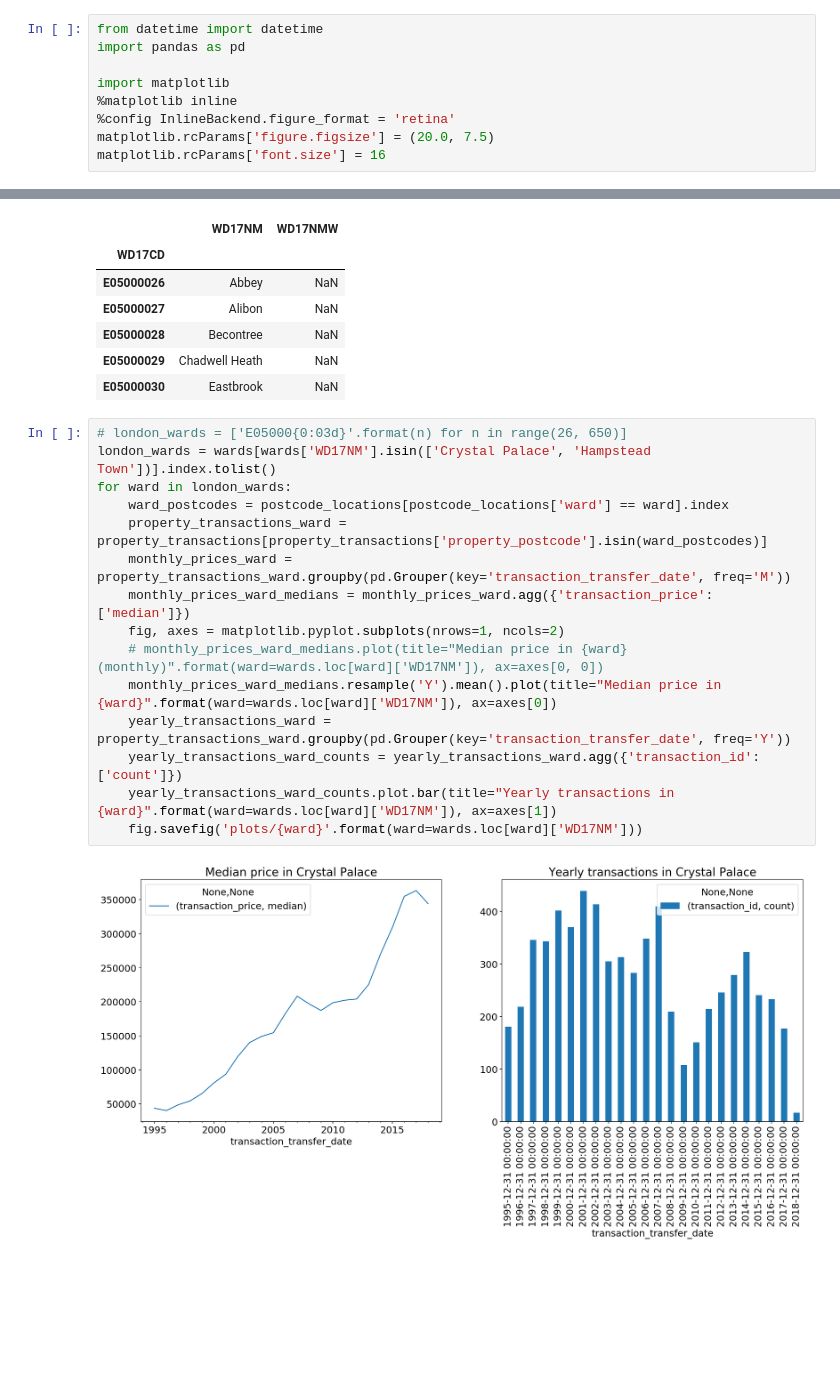
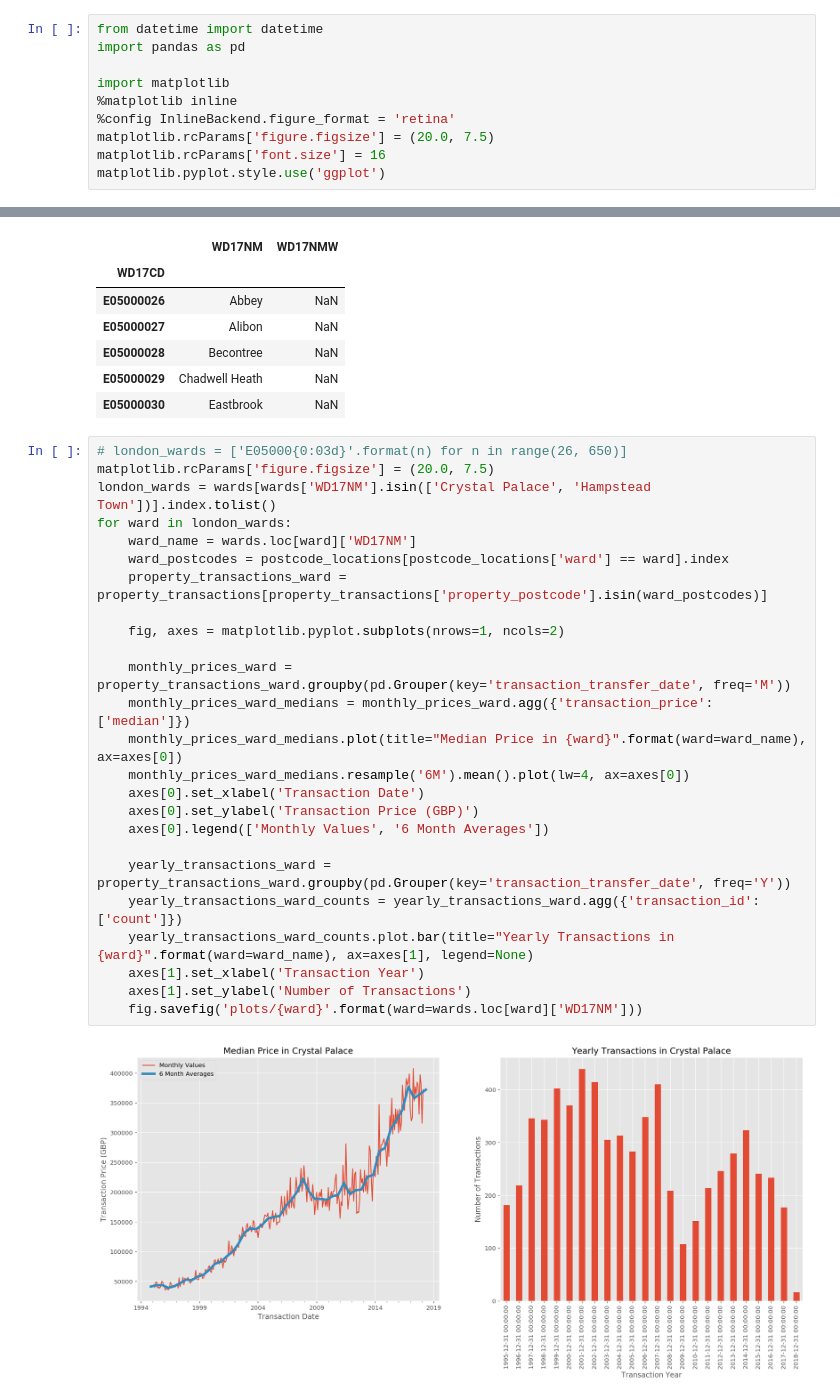
Before and after one commit to hnarayanan/homepricer, a Jupyter notebook: sandbox/notebooks/Exploratory Analysis.ipynb, the cells around one changed output, grey strips where cells are left out. Cells and saved outputs as stored; diff of their text form; blank space fills up the shorter version.

Commit message:
Restyle the plots to look good

```diff
--- a/sandbox/notebooks/Exploratory Analysis.ipynb
+++ b/sandbox/notebooks/Exploratory Analysis.ipynb
@@ -13,6 +13,7 @@ import matplotlib
 %config InlineBackend.figure_format = 'retina'
 matplotlib.rcParams['figure.figsize'] = (20.0, 7.5)
 matplotlib.rcParams['font.size'] = 16
+matplotlib.pyplot.style.use('ggplot')
 # %% [markdown]
 ## Loading the data
 # %%
@@ -154,18 +155,28 @@ wards.head()
 | E05000030 | Eastbrook | NaN |
 # %%
 # london_wards = ['E05000{0:03d}'.format(n) for n in range(26, 650)]
+matplotlib.rcParams['figure.figsize'] = (20.0, 7.5)
 london_wards = wards[wards['WD17NM'].isin(['Crystal Palace', 'Hampstead Town'])].index.tolist()
 for ward in london_wards:
+    ward_name = wards.loc[ward]['WD17NM']
     ward_postcodes = postcode_locations[postcode_locations['ward'] == ward].index
     property_transactions_ward = property_transactions[property_transactions['property_postcode'].isin(ward_postcodes)]
+
+    fig, axes = matplotlib.pyplot.subplots(nrows=1, ncols=2)
+
     monthly_prices_ward = property_transactions_ward.groupby(pd.Grouper(key='transaction_transfer_date', freq='M'))
     monthly_prices_ward_medians = monthly_prices_ward.agg({'transaction_price': ['median']})
-    fig, axes = matplotlib.pyplot.subplots(nrows=1, ncols=2)
-    # monthly_prices_ward_medians.plot(title="Median price in {ward} (monthly)".format(ward=wards.loc[ward]['WD17NM']), ax=axes[0, 0])
-    monthly_prices_ward_medians.resample('Y').mean().plot(title="Median price in {ward}".format(ward=wards.loc[ward]['WD17NM']), ax=axes[0])
+    monthly_prices_ward_medians.plot(title="Median Price in {ward}".format(ward=ward_name), ax=axes[0])
+    monthly_prices_ward_medians.resample('6M').mean().plot(lw=4, ax=axes[0])
+    axes[0].set_xlabel('Transaction Date')
+    axes[0].set_ylabel('Transaction Price (GBP)')
+    axes[0].legend(['Monthly Values', '6 Month Averages'])
+
     yearly_transactions_ward = property_transactions_ward.groupby(pd.Grouper(key='transaction_transfer_date', freq='Y'))
     yearly_transactions_ward_counts = yearly_transactions_ward.agg({'transaction_id': ['count']})
-    yearly_transactions_ward_counts.plot.bar(title="Yearly transactions in {ward}".format(ward=wards.loc[ward]['WD17NM']), ax=axes[1])
+    yearly_transactions_ward_counts.plot.bar(title="Yearly Transactions in {ward}".format(ward=ward_name), ax=axes[1], legend=None)
+    axes[1].set_xlabel('Transaction Year')
+    axes[1].set_ylabel('Number of Transactions')
     fig.savefig('plots/{ward}'.format(ward=wards.loc[ward]['WD17NM']))
 # %% [output]
-[figure, old version]
+[figure, new version]
```
Also changed, not shown: parts of 7 cells of this notebook.
